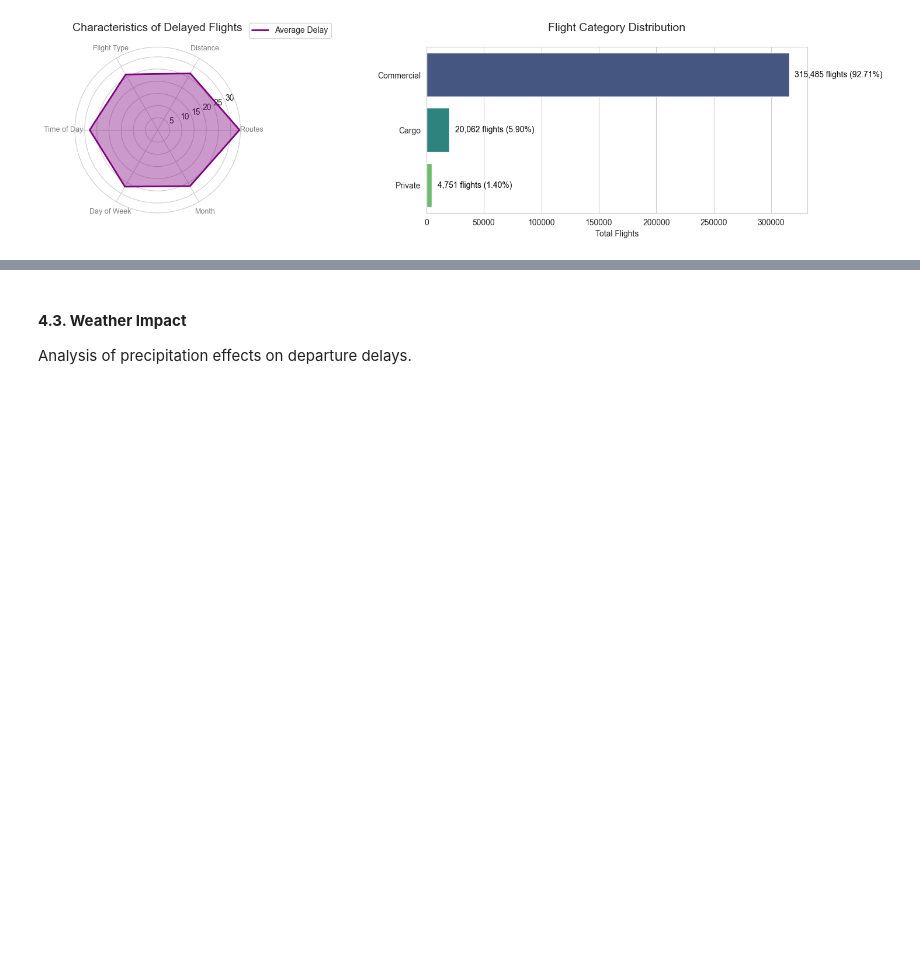
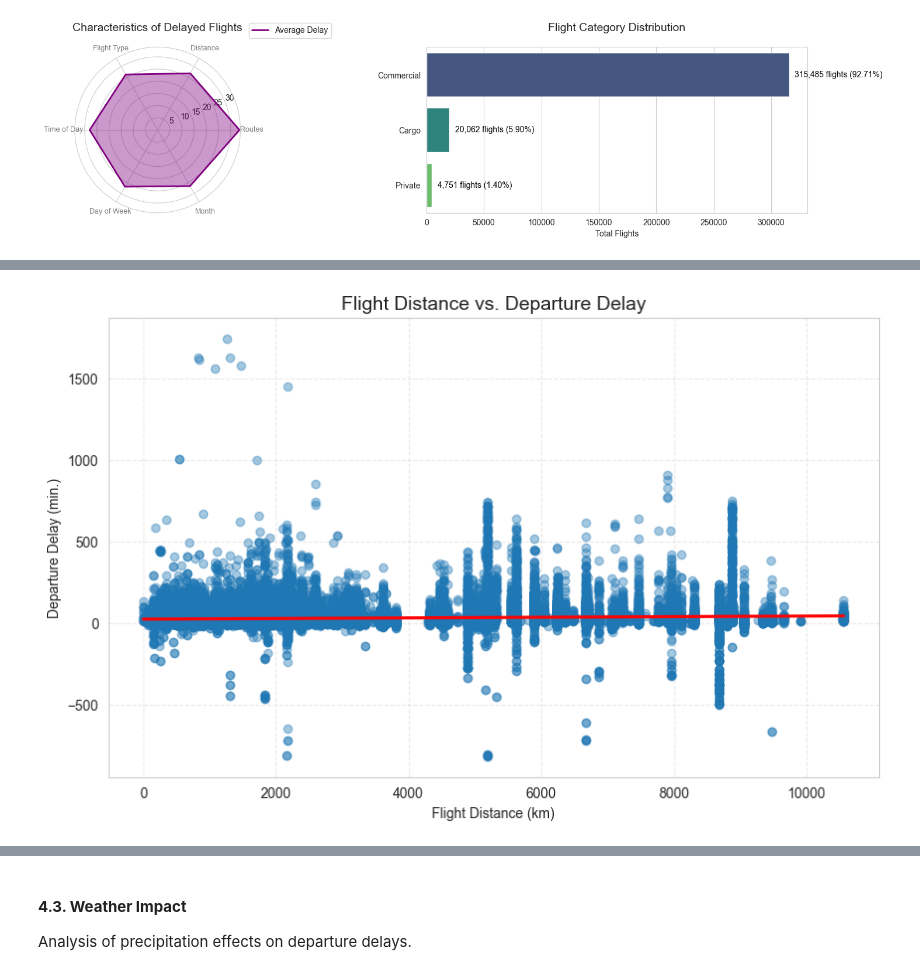
Before and after one commit to DT-Service-Consulting/avstats, a Jupyter notebook: avstats/AvStats_EDA.ipynb, the cells around one changed output, grey strips where cells are left out. Cells and saved outputs as stored; diff of their text form; code cells hidden in the pictures; blank space fills up the shorter version.

```diff
--- a/avstats/AvStats_EDA.ipynb
+++ b/avstats/AvStats_EDA.ipynb
@@ -390,0 +395,14 @@ plot_route_analysis(df=df, route_column='route_iata_code', delay_column='dep_del
+# %%
+def plot_distance_vs_delay(df, distance_column='calc_flight_distance_km', delay_column='dep_delay'):
+    plt.figure(figsize=(12, 6))
+    sns.set_style("whitegrid")
+    sns.regplot(data=df, x=distance_column, y=delay_column, scatter_kws={'alpha': 0.4}, line_kws={'color': 'red'})
+    plt.title("Flight Distance vs. Departure Delay", fontsize=14)
+    plt.xlabel("Flight Distance (km)")
+    plt.ylabel("Departure Delay (min.)")
+    plt.grid(True, linestyle='--', alpha=0.4)
+    plt.show()
+# %%
+plot_distance_vs_delay(df, distance_column='calc_flight_distance_km', delay_column='dep_delay')
+# %% [output]
+[figure, added]
```
Also changed, not shown: parts of 6 cells of this notebook, 1 other file.
